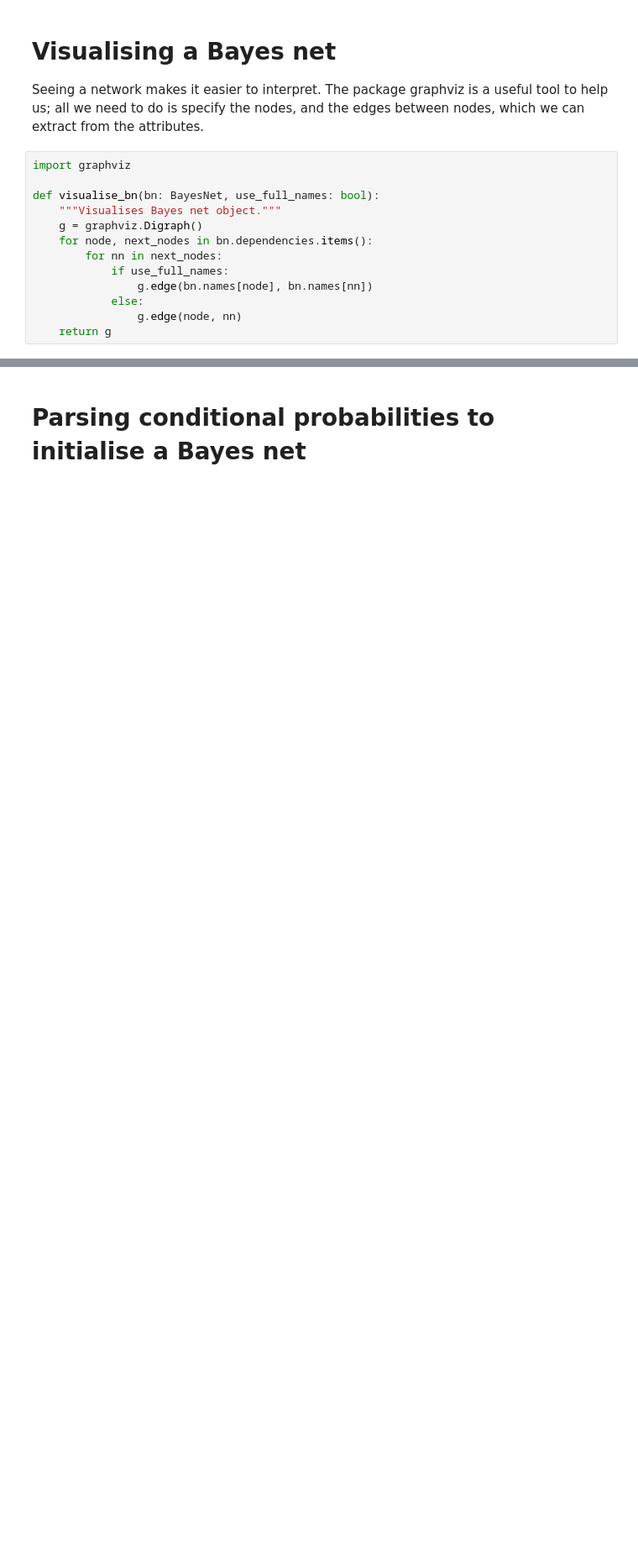
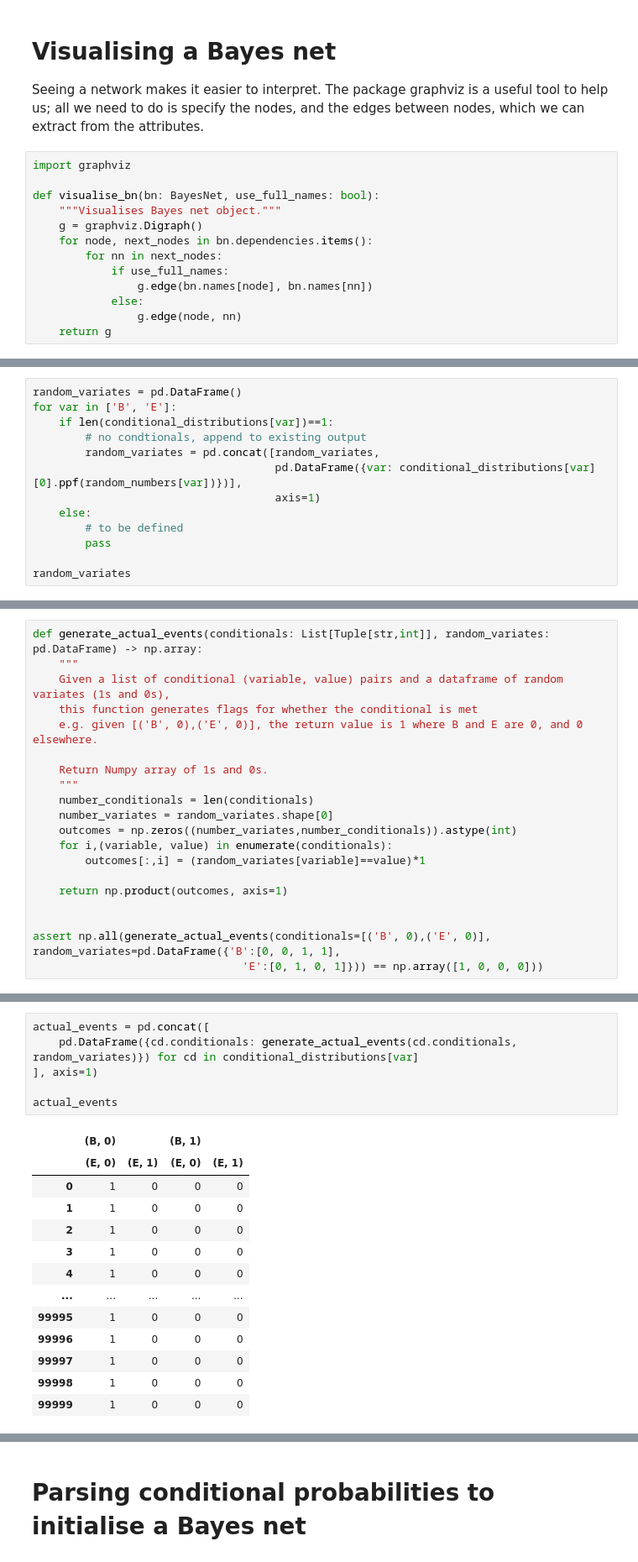
Before and after one commit to ludosil/BayesNet, a Jupyter notebook: notebooks/BayesNet.ipynb, the cells around one changed output, grey strips where cells are left out. Shown: that part at 84% size. Saved outputs shown, nothing was run; the diff lists cells and outputs as text; blank space fills up the shorter version.

```diff
--- a/notebooks/BayesNet.ipynb
+++ b/notebooks/BayesNet.ipynb
@@ -112,0 +214,13 @@ visualise_bn(bn=bayesnet_mars, use_full_names=True)
+# %%
+random_variates = pd.DataFrame()
+for var in ['B', 'E']:
+    if len(conditional_distributions[var])==1:
+        # no condtionals, append to existing output
+        random_variates = pd.concat([random_variates,
+                                     pd.DataFrame({var: conditional_distributions[var][0].ppf(random_numbers[var])})],
+                                     axis=1)
+    else:
+        # to be defined
+        pass
+
+random_variates
@@ -112,0 +296,20 @@ visualise_bn(bn=bayesnet_mars, use_full_names=True)
+# %%
+def generate_actual_events(conditionals: List[Tuple[str,int]], random_variates: pd.DataFrame) -> np.array:
+    """
+    Given a list of conditional (variable, value) pairs and a dataframe of random variates (1s and 0s),
+    this function generates flags for whether the conditional is met
+    e.g. given [('B', 0),('E', 0)], the return value is 1 where B and E are 0, and 0 elsewhere.
+
+    Return Numpy array of 1s and 0s.
+    """
+    number_conditionals = len(conditionals)
+    number_variates = random_variates.shape[0]
+    outcomes = np.zeros((number_variates,number_conditionals)).astype(int)
+    for i,(variable, value) in enumerate(conditionals):
+        outcomes[:,i] = (random_variates[variable]==value)*1
+
+    return np.product(outcomes, axis=1)
+
+
+assert np.all(generate_actual_events(conditionals=[('B', 0),('E', 0)], random_variates=pd.DataFrame({'B':[0, 0, 1, 1],
+                                'E':[0, 1, 0, 1]})) == np.array([1, 0, 0, 0]))
@@ -112,0 +318,20 @@ visualise_bn(bn=bayesnet_mars, use_full_names=True)
+# %%
+actual_events = pd.concat([
+    pd.DataFrame({cd.conditionals: generate_actual_events(cd.conditionals, random_variates)}) for cd in conditional_distributions[var]
+], axis=1)
+
+actual_events
+# %% [output]
+|  | (B, 0) |  | (B, 1) |  |
+|  | (E, 0) | (E, 1) | (E, 0) | (E, 1) |
+| 0 | 1 | 0 | 0 | 0 |
+| 1 | 1 | 0 | 0 | 0 |
+| 2 | 1 | 0 | 0 | 0 |
+| 3 | 1 | 0 | 0 | 0 |
+| 4 | 1 | 0 | 0 | 0 |
+| ... | ... | ... | ... | ... |
+| 99995 | 1 | 0 | 0 | 0 |
+| 99996 | 1 | 0 | 0 | 0 |
+| 99997 | 1 | 0 | 0 | 0 |
+| 99998 | 1 | 0 | 0 | 0 |
+| 99999 | 1 | 0 | 0 | 0 |
```
Also changed, not shown: parts of 31 cells of this notebook, 1 other file.
